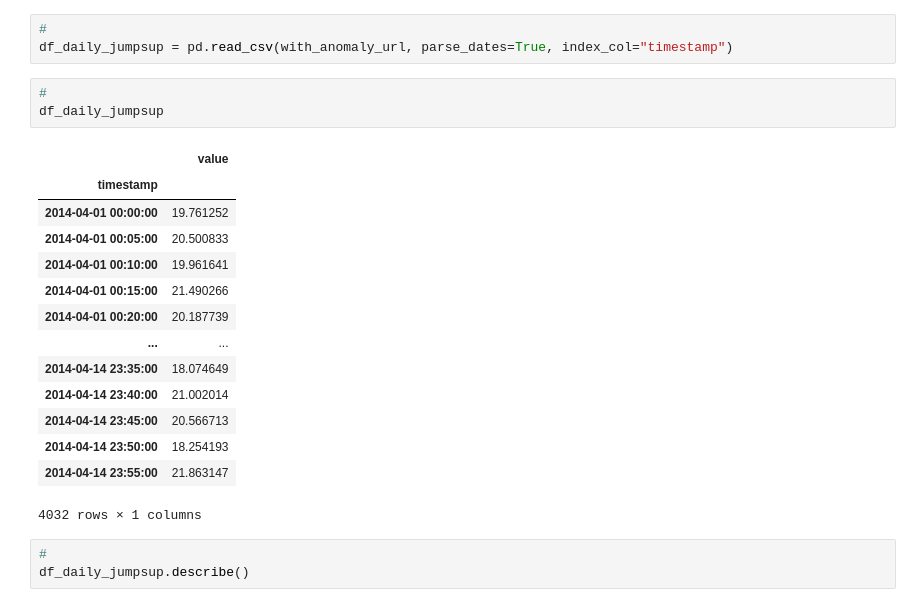
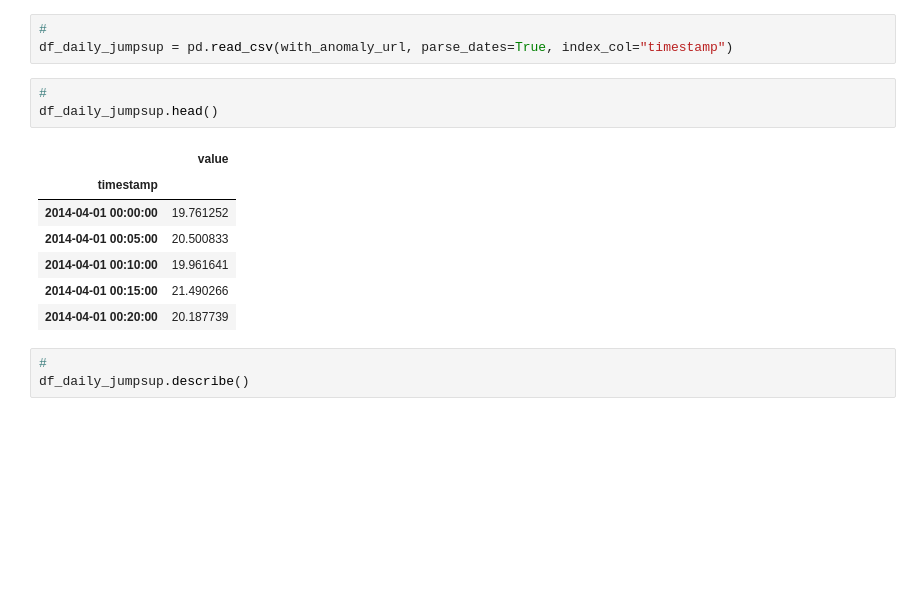
Before and after one commit to Mantvydas-data/MLS-Project, a Jupyter notebook: Timeseries Anomaly Detection using Keras.ipynb, the cells around one changed output. Saved outputs shown, nothing was run; the diff lists cells and outputs as text; blank space fills up the shorter version.

```diff
--- a/Timeseries Anomaly Detection using Keras.ipynb
+++ b/Timeseries Anomaly Detection using Keras.ipynb
@@ -105,22 +105,15 @@ df_small_noise.plot(legend=False, ax=ax);
 df_daily_jumpsup = pd.read_csv(with_anomaly_url, parse_dates=True, index_col="timestamp")
 # %%
 #
-df_daily_jumpsup
+df_daily_jumpsup.head()
 # %% [output]
 |  | value |
 | timestamp |  |
 | 2014-04-01 00:00:00 | 19.761252 |
 | 2014-04-01 00:05:00 | 20.500833 |
 | 2014-04-01 00:10:00 | 19.961641 |
 | 2014-04-01 00:15:00 | 21.490266 |
 | 2014-04-01 00:20:00 | 20.187739 |
-| ... | ... |
-| 2014-04-14 23:35:00 | 18.074649 |
-| 2014-04-14 23:40:00 | 21.002014 |
-| 2014-04-14 23:45:00 | 20.566713 |
-| 2014-04-14 23:50:00 | 18.254193 |
-| 2014-04-14 23:55:00 | 21.863147 |
-4032 rows × 1 columns
 # %%
 #
 df_daily_jumpsup.describe()
```
Also changed, not shown: parts of 12 cells of this notebook.
